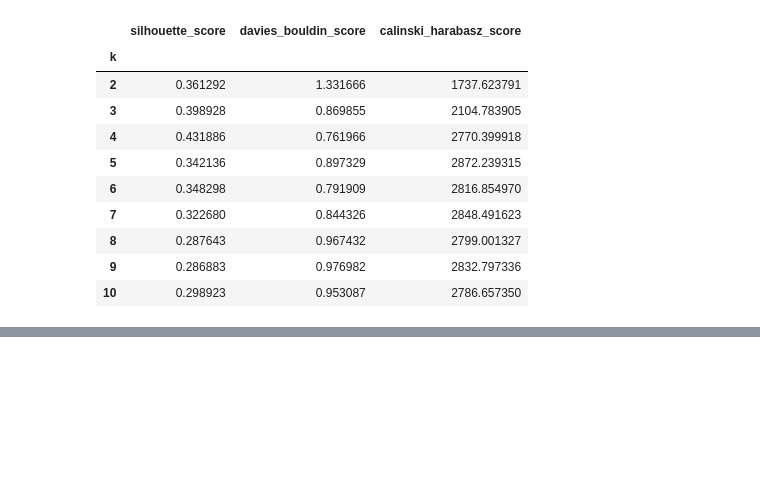
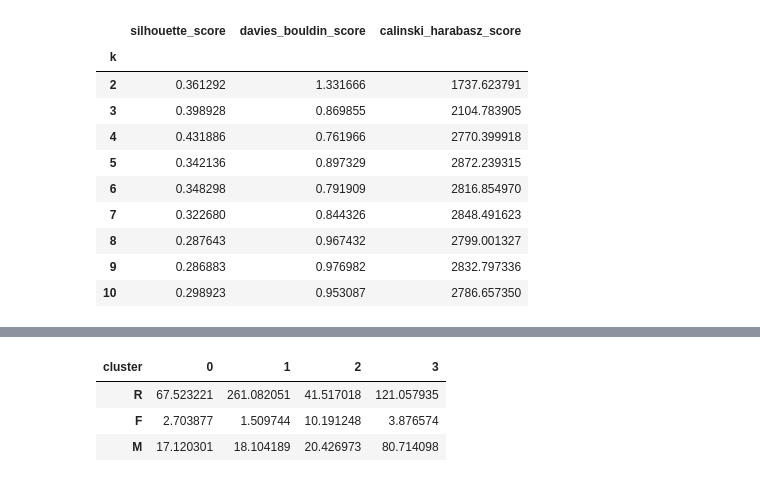
Before and after one commit to PabloLBandeira/biblioteca-Pandas, a Jupyter notebook: clustering_case_playground.ipynb, the cells around one changed output, grey strips where cells are left out. Saved outputs shown, nothing was run; the diff lists cells and outputs as text; code cells hidden in the pictures; blank space fills up the shorter version.

```diff
--- a/clustering_case_playground.ipynb
+++ b/clustering_case_playground.ipynb
@@ -517,0 +549,13 @@ pd.DataFrame(cluster_metrics_results).set_index('k').style.background_gradient()
+# %%
+(
+  df_rfm_clip.assign(cluster=kmeans_labels)
+  .groupby('cluster')
+  .mean()
+  .transpose()
+  .style.background_gradient(cmap='YlOrRd', axis=1)
+)
+# %% [output]
+| cluster | 0 | 1 | 2 | 3 |
+| R | 67.523221 | 261.082051 | 41.517018 | 121.057935 |
+| F | 2.703877 | 1.509744 | 10.191248 | 3.876574 |
+| M | 17.120301 | 18.104189 | 20.426973 | 80.714098 |
```
Also changed, not shown: parts of 15 cells of this notebook.
